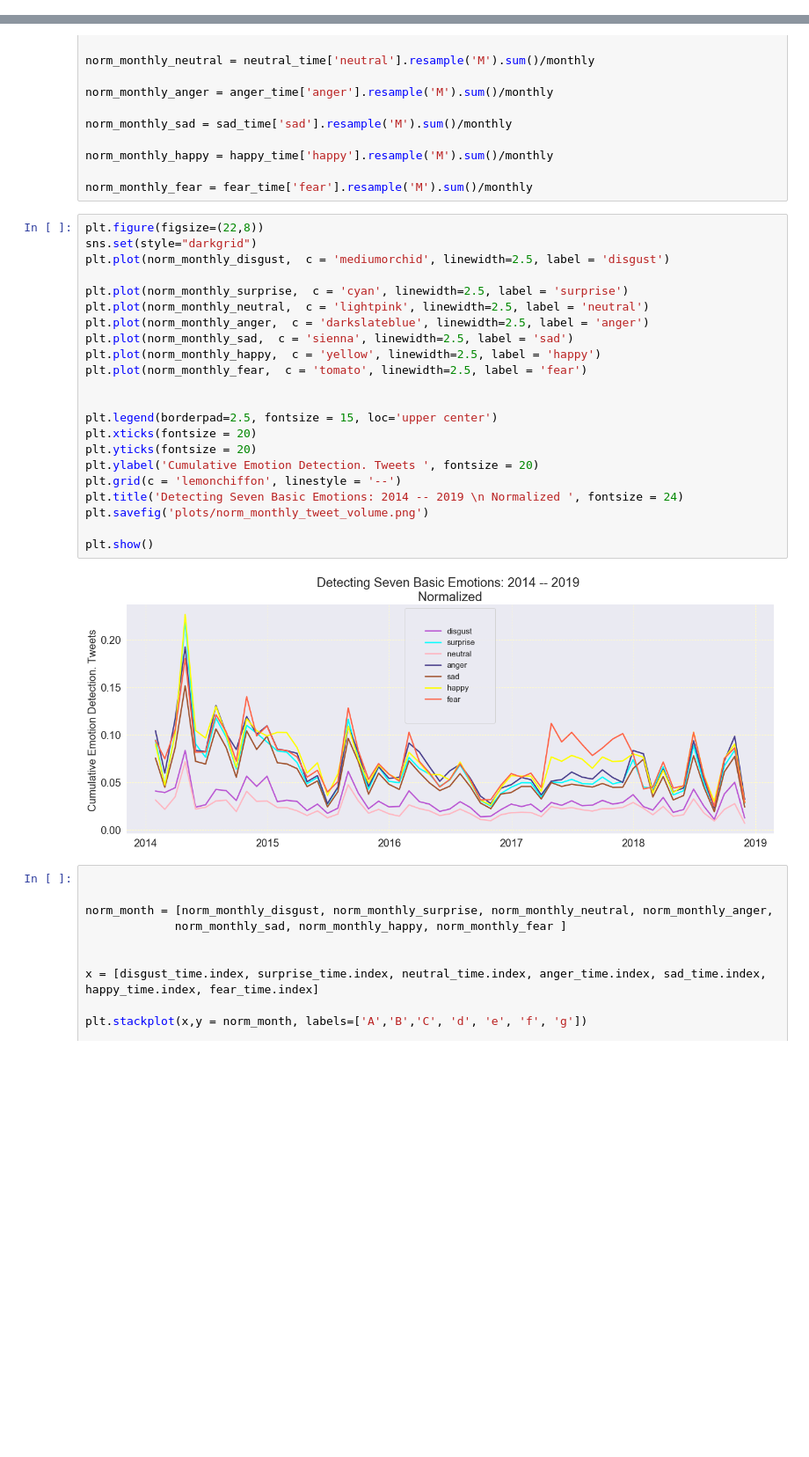
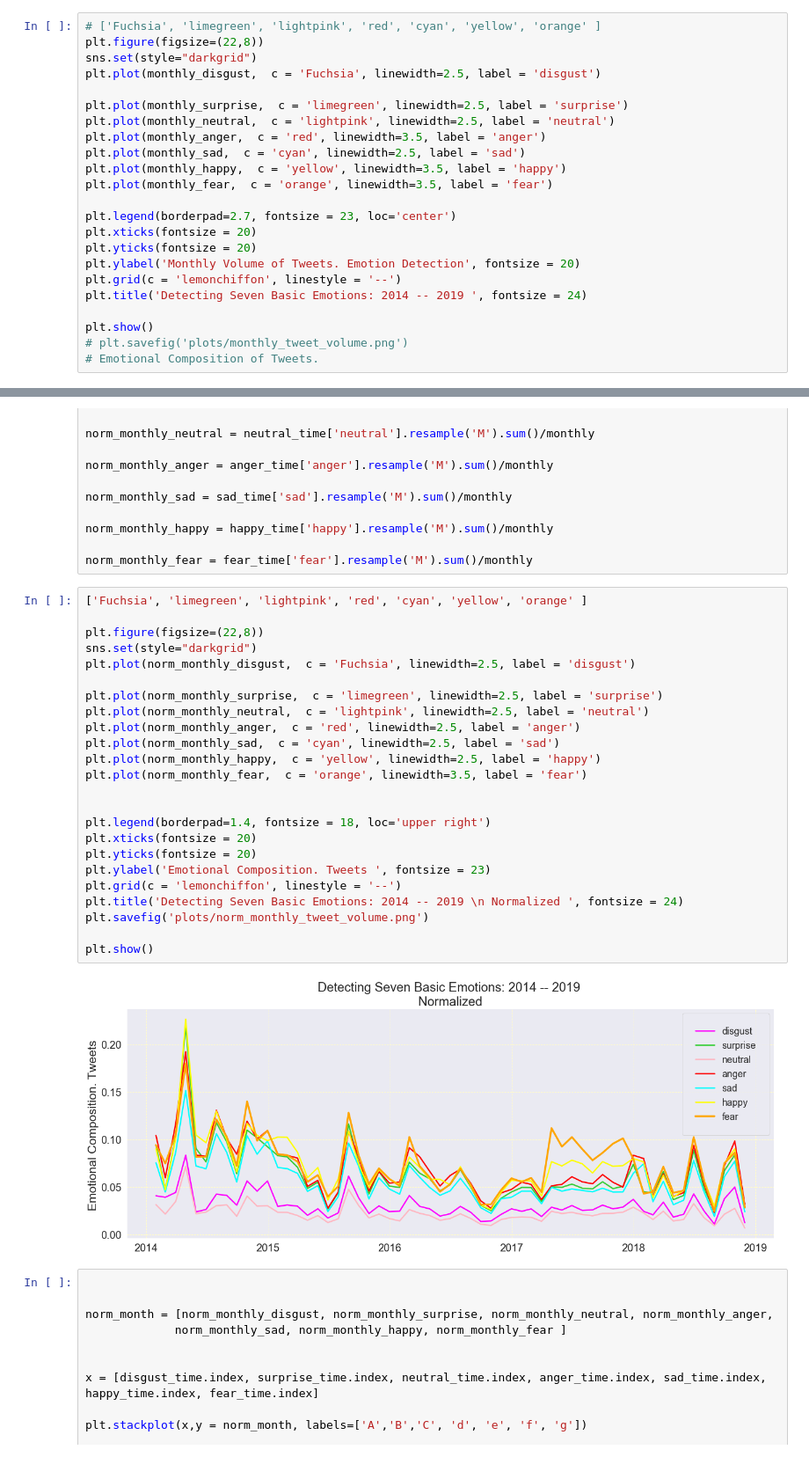
Before and after one commit to nastyasimpson/Emotion_Detection_Elections, a Jupyter notebook: Emotions_Frequencies_Time_Series.ipynb, the cells around one changed output, grey strips where cells are left out. Shown: that part at 88% size. Cells and saved outputs as stored; diff of their text form; blank space fills up the shorter version.

```diff
--- a/Emotions_Frequencies_Time_Series.ipynb
+++ b/Emotions_Frequencies_Time_Series.ipynb
@@ -560,0 +710,23 @@ plt.savefig('plots/monthly_tweet_volume.png')
+# %%
+# ['Fuchsia', 'limegreen', 'lightpink', 'red', 'cyan', 'yellow', 'orange' ]
+plt.figure(figsize=(22,8))
+sns.set(style="darkgrid")
+plt.plot(monthly_disgust,  c = 'Fuchsia', linewidth=2.5, label = 'disgust')
+
+plt.plot(monthly_surprise,  c = 'limegreen', linewidth=2.5, label = 'surprise')
+plt.plot(monthly_neutral,  c = 'lightpink', linewidth=2.5, label = 'neutral')
+plt.plot(monthly_anger,  c = 'red', linewidth=3.5, label = 'anger')
+plt.plot(monthly_sad,  c = 'cyan', linewidth=2.5, label = 'sad')
+plt.plot(monthly_happy,  c = 'yellow', linewidth=3.5, label = 'happy')
+plt.plot(monthly_fear,  c = 'orange', linewidth=3.5, label = 'fear')
+
+plt.legend(borderpad=2.7, fontsize = 23, loc='center')
+plt.xticks(fontsize = 20)
+plt.yticks(fontsize = 20)
+plt.ylabel('Monthly Volume of Tweets. Emotion Detection', fontsize = 20)
+plt.grid(c = 'lemonchiffon', linestyle = '--')
+plt.title('Detecting Seven Basic Emotions: 2014 -- 2019 ', fontsize = 24)
+
+plt.show()
+# plt.savefig('plots/monthly_tweet_volume.png')
+# Emotional Composition of Tweets.
@@ -573,29 +747,31 @@ norm_monthly_happy = happy_time['happy'].resample('M').sum()/monthly
 
 norm_monthly_fear = fear_time['fear'].resample('M').sum()/monthly
 # %%
+['Fuchsia', 'limegreen', 'lightpink', 'red', 'cyan', 'yellow', 'orange' ]
+
 plt.figure(figsize=(22,8))
 sns.set(style="darkgrid")
-plt.plot(norm_monthly_disgust,  c = 'mediumorchid', linewidth=2.5, label = 'disgust')
+plt.plot(norm_monthly_disgust,  c = 'Fuchsia', linewidth=2.5, label = 'disgust')
 
-plt.plot(norm_monthly_surprise,  c = 'cyan', linewidth=2.5, label = 'surprise')
+plt.plot(norm_monthly_surprise,  c = 'limegreen', linewidth=2.5, label = 'surprise')
 plt.plot(norm_monthly_neutral,  c = 'lightpink', linewidth=2.5, label = 'neutral')
-plt.plot(norm_monthly_anger,  c = 'darkslateblue', linewidth=2.5, label = 'anger')
-plt.plot(norm_monthly_sad,  c = 'sienna', linewidth=2.5, label = 'sad')
+plt.plot(norm_monthly_anger,  c = 'red', linewidth=2.5, label = 'anger')
+plt.plot(norm_monthly_sad,  c = 'cyan', linewidth=2.5, label = 'sad')
 plt.plot(norm_monthly_happy,  c = 'yellow', linewidth=2.5, label = 'happy')
-plt.plot(norm_monthly_fear,  c = 'tomato', linewidth=2.5, label = 'fear')
+plt.plot(norm_monthly_fear,  c = 'orange', linewidth=3.5, label = 'fear')
 
 
-plt.legend(borderpad=2.5, fontsize = 15, loc='upper center')
+plt.legend(borderpad=1.4, fontsize = 18, loc='upper right')
 plt.xticks(fontsize = 20)
 plt.yticks(fontsize = 20)
-plt.ylabel('Cumulative Emotion Detection. Tweets ', fontsize = 20)
+plt.ylabel('Emotional Composition. Tweets ', fontsize = 23)
 plt.grid(c = 'lemonchiffon', linestyle = '--')
 plt.title('Detecting Seven Basic Emotions: 2014 -- 2019 \n Normalized ', fontsize = 24)
 plt.savefig('plots/norm_monthly_tweet_volume.png')
 
 plt.show()
 # %% [output]
-[figure, old version]
+[figure, new version]
 # %%
 
 
```
Also changed, not shown: parts of 20 cells of this notebook, 2 other files.
